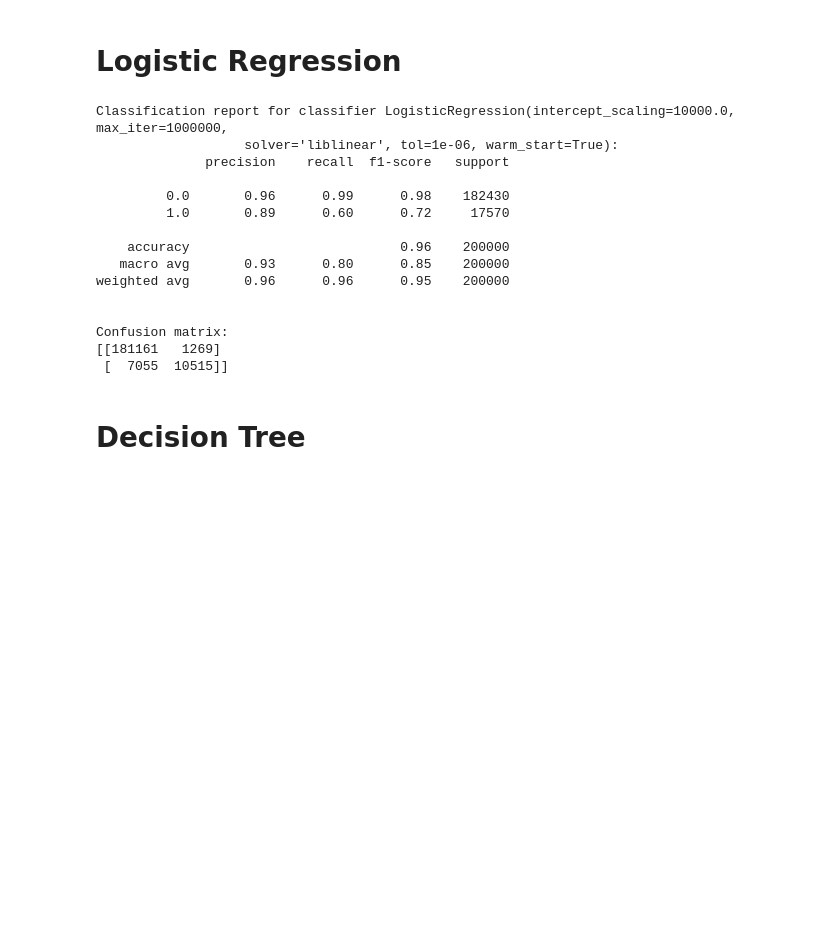
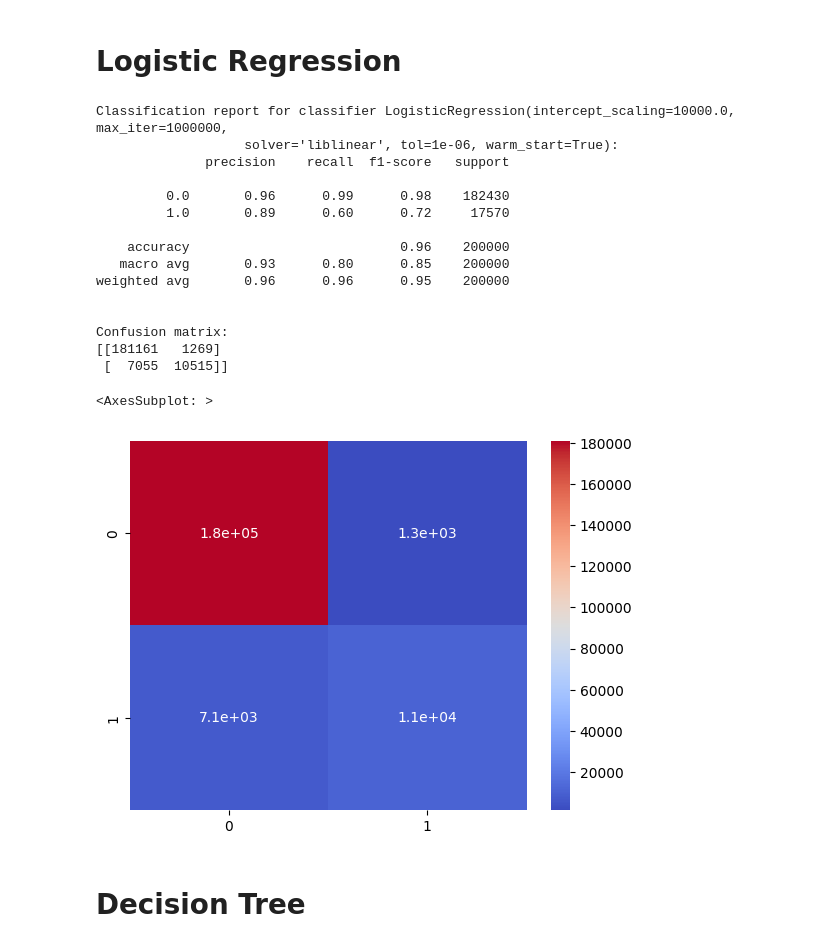
Before and after one commit to lamoincl/ml-credit-card-fraud, a Jupyter notebook: Project.ipynb, the cells around one changed output. Cells and saved outputs as stored; diff of their text form; code cells hidden in the pictures; blank space fills up the shorter version.

```diff
--- a/Project.ipynb
+++ b/Project.ipynb
@@ -90,36 +95,40 @@ Confusion matrix:
 # Logistic Regression
 # %%
 from sklearn.linear_model import LogisticRegression
-
 clf = LogisticRegression(
     solver="liblinear",
     tol=1e-6,
     max_iter=int(1e6),
     warm_start=True,
     intercept_scaling=10000.0,
 )
 
 clf.fit(x_train, y_train)
 y_pred = clf.predict(x_test)
 
 print("Classification report for classifier %s:\n%s\n" % (clf, metrics.classification_report(y_test, y_pred)))
 print("Confusion matrix:\n%s" % metrics.confusion_matrix(y_test, y_pred))
+sns.heatmap( metrics.confusion_matrix(y_test, y_pred),
+            annot=True,
+            cmap="coolwarm")
 # %% [output]
 Classification report for classifier LogisticRegression(intercept_scaling=10000.0, max_iter=1000000,
                    solver='liblinear', tol=1e-06, warm_start=True):
               precision    recall  f1-score   support
 
          0.0       0.96      0.99      0.98    182430
          1.0       0.89      0.60      0.72     17570
 
     accuracy                           0.96    200000
    macro avg       0.93      0.80      0.85    200000
 weighted avg       0.96      0.96      0.95    200000
 
 
 Confusion matrix:
 [[181161   1269]
  [  7055  10515]]
+<AxesSubplot: >
+[figure, added]
 # %% [markdown]
 # Decision Tree
 # %%
```
Also changed, not shown: parts of 6 cells of this notebook.
